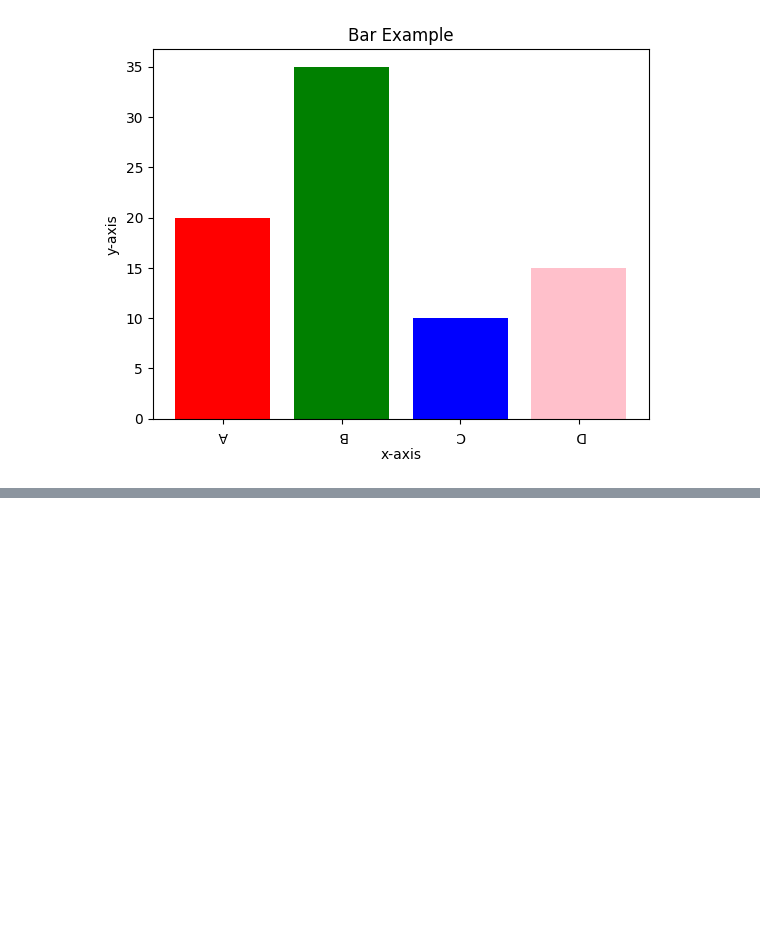
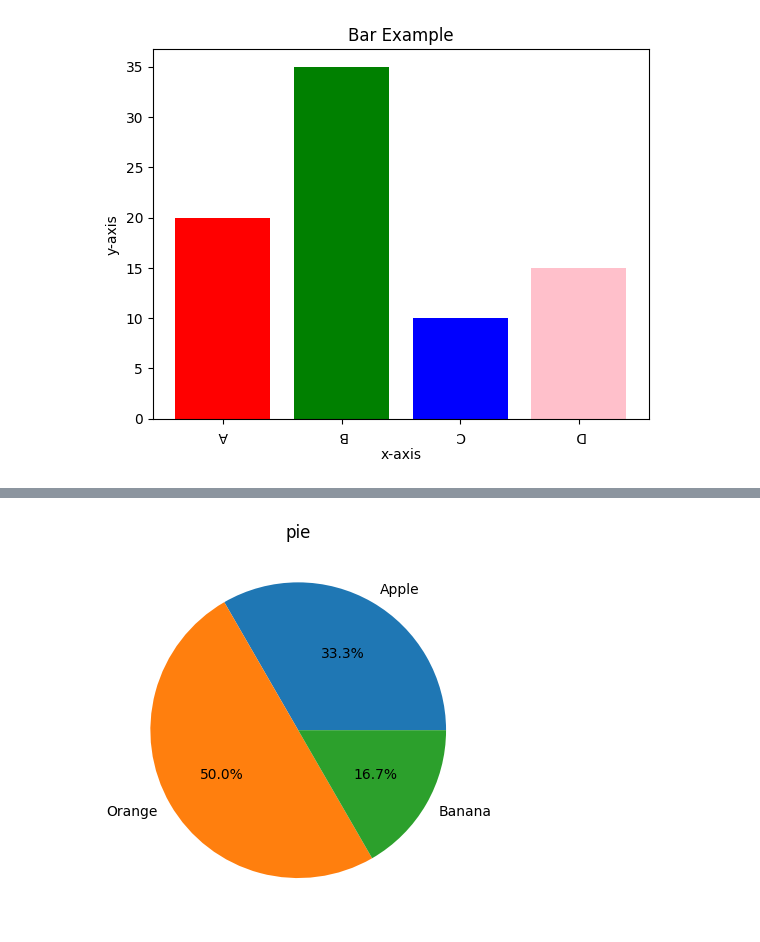
Before and after one commit to NoTanmoyNotFound/Data-Science-Demo, a Jupyter notebook: day-7(DataVisualization).ipynb, the cells around one changed output, grey strips where cells are left out. Cells and saved outputs as stored; diff of their text form; code cells hidden in the pictures; blank space fills up the shorter version.

```diff
--- a/day-7(DataVisualization).ipynb
+++ b/day-7(DataVisualization).ipynb
@@ -43,0 +83,9 @@ plt.show()
+# %%
+fruits = np.array(['Apple','Orange','Banana'])
+count = np.array([20,30,10])
+
+plt.pie(count,labels = fruits , autopct = '%1.1f%%')
+plt.title('pie')
+plt.show()
+# %% [output]
+[figure, added]
```
Also changed, not shown: parts of 6 cells of this notebook, 3 other files.
